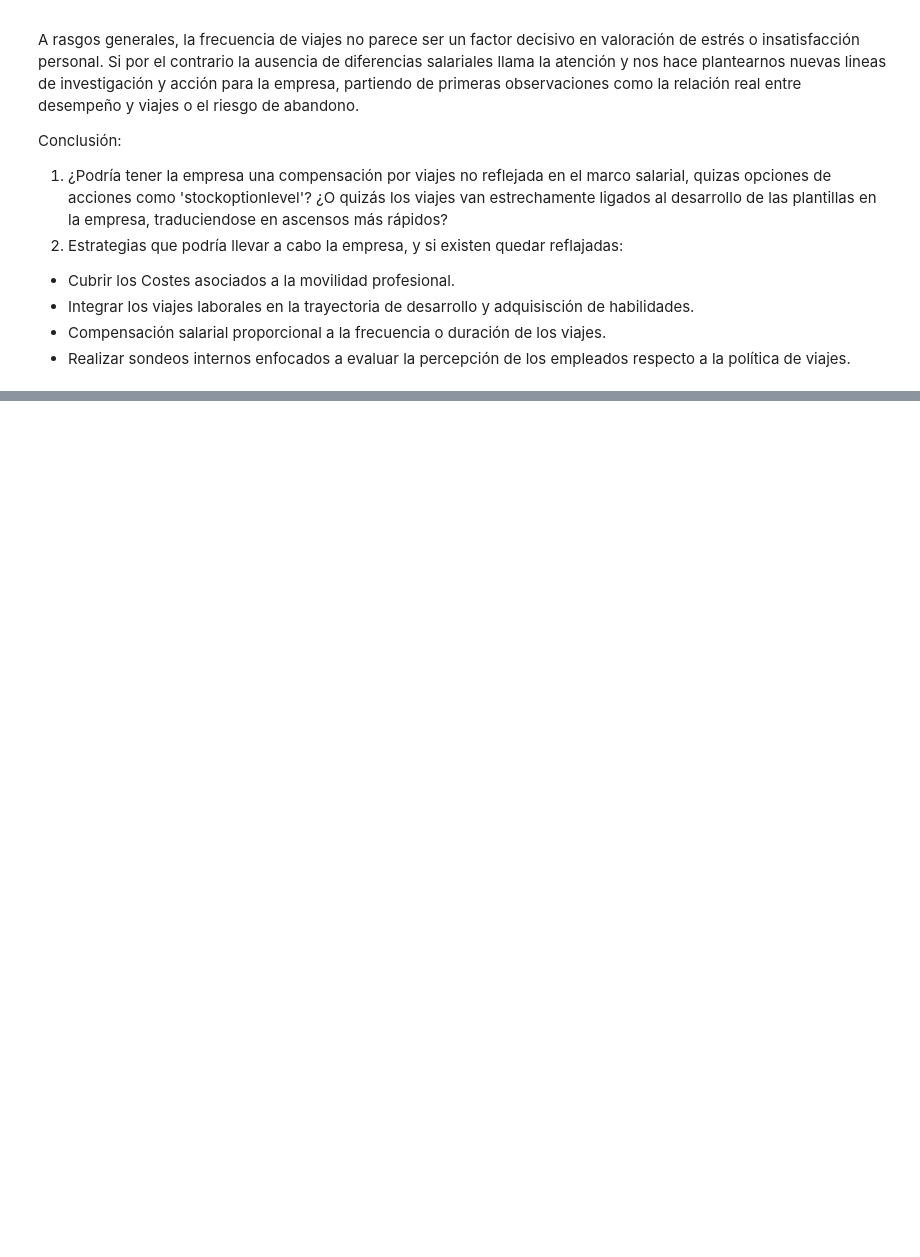
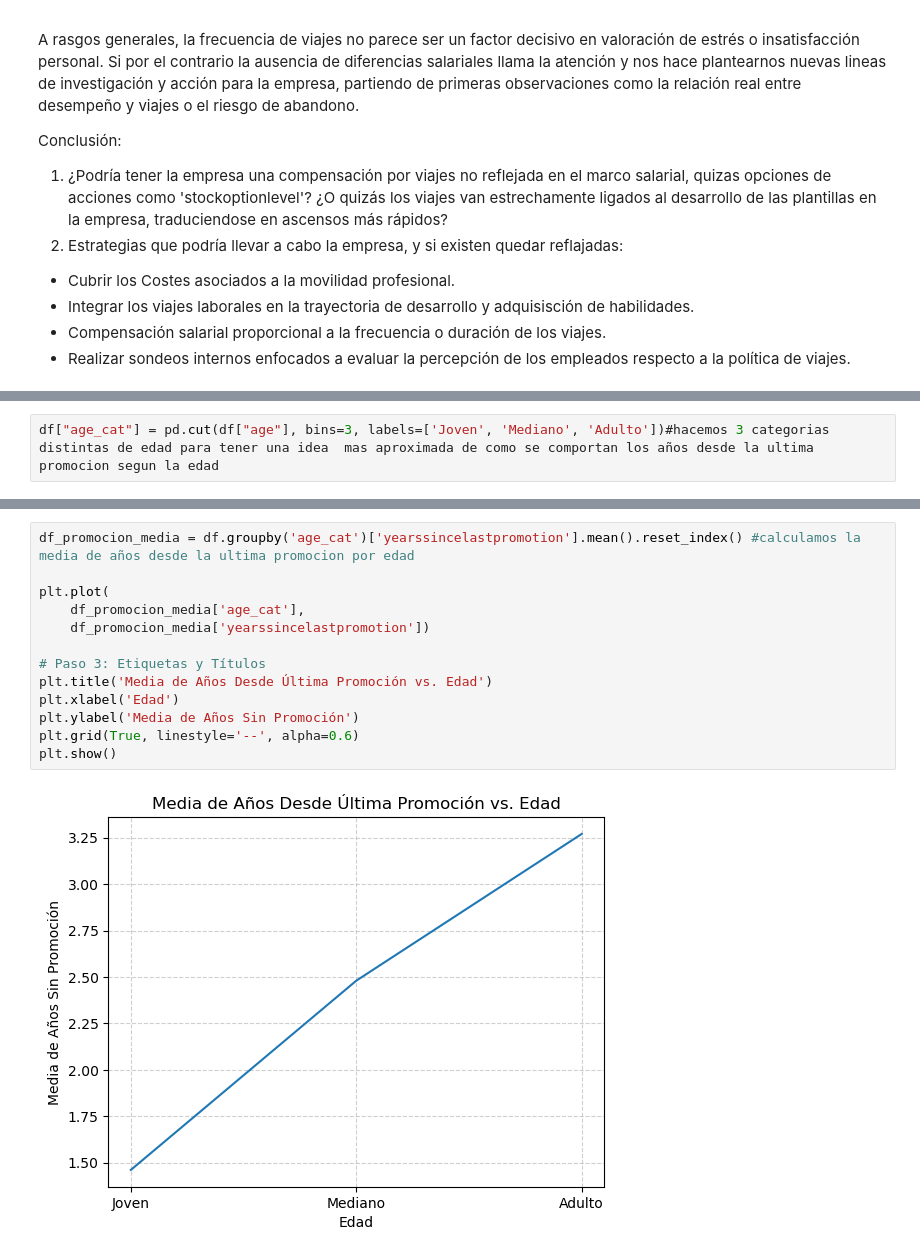
Before and after one commit to NIEVESPA/project-da-promo-60-modulo-3-team-3, a Jupyter notebook: FINAL/Fase_3_analisis_descriptivo.ipynb, the cells around one changed output, grey strips where cells are left out. Drawn from its saved outputs; the diff is of its cells as text; blank space fills up the shorter version.

```diff
--- a/FINAL/Fase_3_analisis_descriptivo.ipynb
+++ b/FINAL/Fase_3_analisis_descriptivo.ipynb
@@ -321,0 +353,2 @@ Conclusión:
+# %%
+df["age_cat"] = pd.cut(df["age"], bins=3, labels=['Joven', 'Mediano', 'Adulto'])#hacemos 3 categorias distintas de edad para tener una idea  mas aproximada de como se comportan los años desde la ultima promocion segun la edad
@@ -321,0 +363,15 @@ Conclusión:
+# %%
+df_promocion_media = df.groupby('age_cat')['yearssincelastpromotion'].mean().reset_index() #calculamos la media de años desde la ultima promocion por edad
+
+plt.plot(
+    df_promocion_media['age_cat'],
+    df_promocion_media['yearssincelastpromotion'])
+
+# Paso 3: Etiquetas y Títulos
+plt.title('Media de Años Desde Última Promoción vs. Edad')
+plt.xlabel('Edad')
+plt.ylabel('Media de Años Sin Promoción')
+plt.grid(True, linestyle='--', alpha=0.6)
+plt.show()
+# %% [output]
+[figure, added]
```
Also changed, not shown: parts of 12 cells of this notebook.
